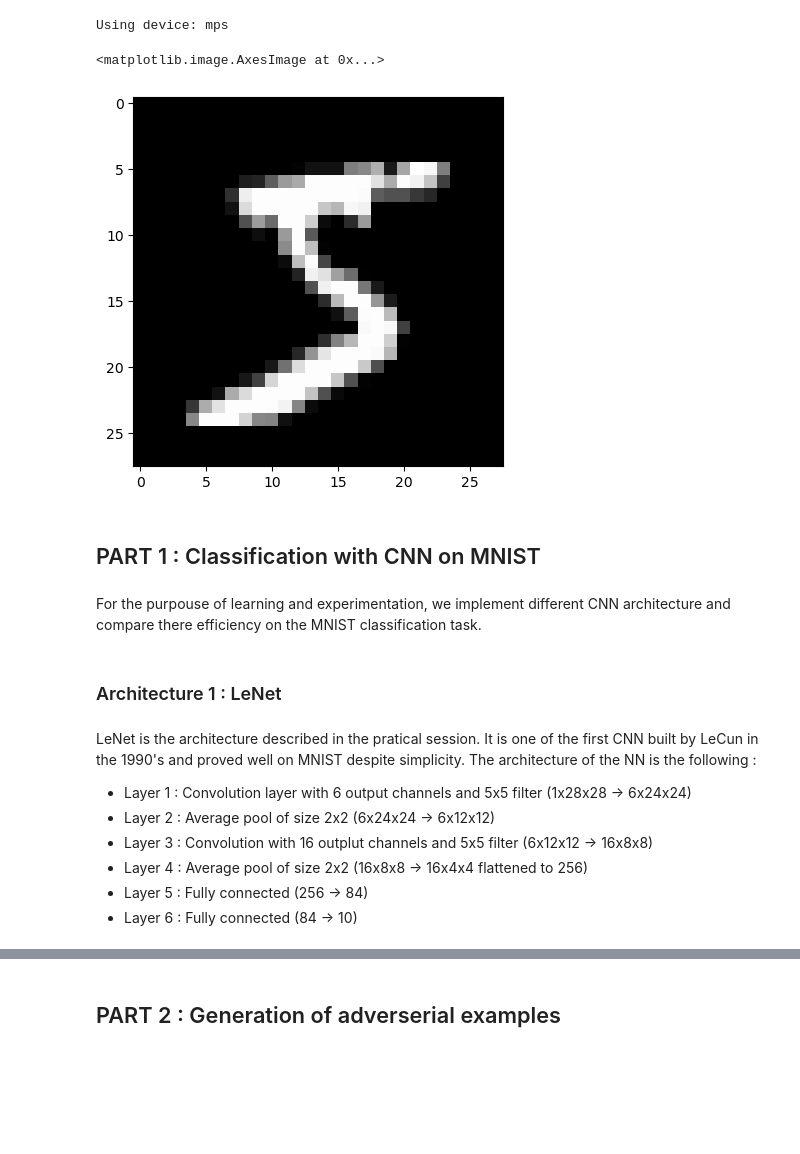
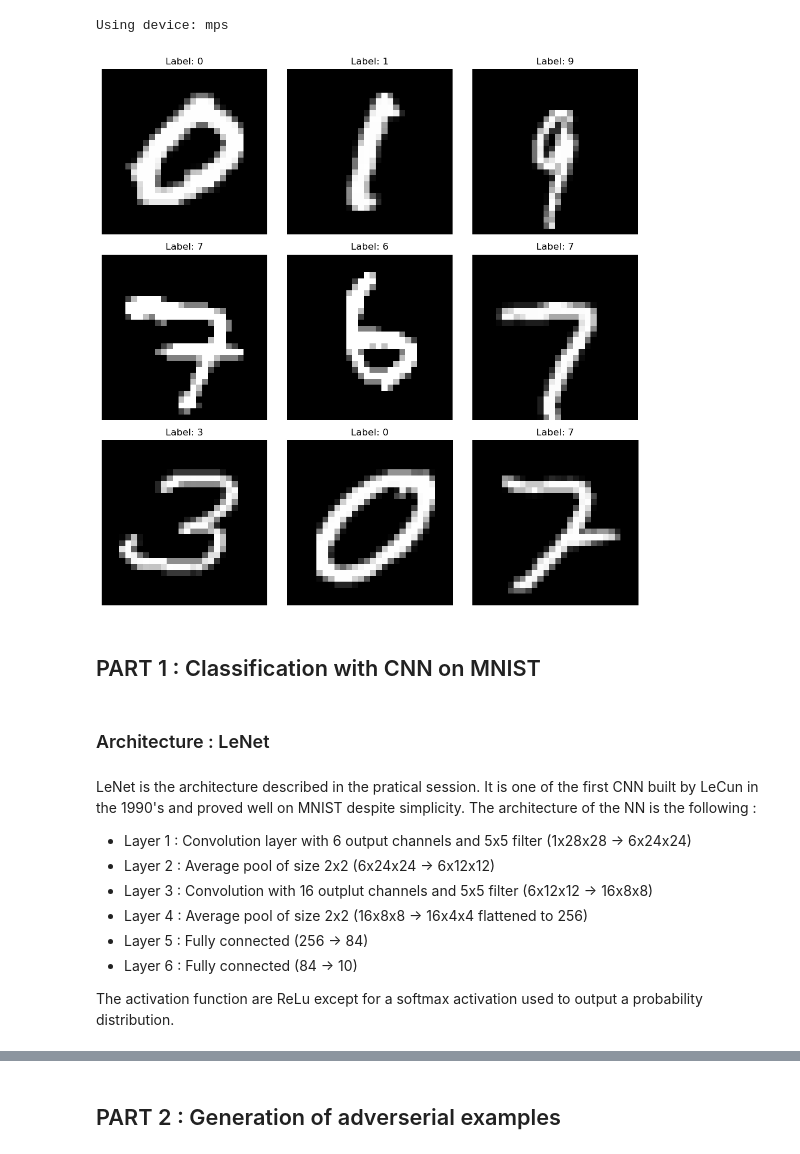
Before and after one commit to abelmaxv/ARIA-image-devoir, a Jupyter notebook: devoir.ipynb, the cells around one changed output, grey strips where cells are left out. Cells and saved outputs as stored; diff of their text form; code cells hidden in the pictures; blank space fills up the shorter version.

```diff
--- a/devoir.ipynb
+++ b/devoir.ipynb
@@ -26,25 +28,32 @@ test_dataset = datasets.MNIST(root="./data", train=False, download=True, transfo
 train_loader = DataLoader(train_dataset, batch_size=64, shuffle=True)
 test_loader = DataLoader(test_dataset, batch_size=1000, shuffle=False)
 # %%
-plt.imshow(train_dataset[0][0].squeeze(), cmap='gray')
+fig, axs = plt.subplots(3,3, figsize=(10,10))
+
+for row in range(3):
+    for column in range(3):
+        sample_idx = torch.randint(len(train_dataset), size = (1,)).item()
+        img, label = train_dataset[sample_idx]
+        axs[row, column].imshow(img.squeeze(), cmap='gray')
+        axs[row, column].set_title(f"Label: {label}")
+        axs[row, column].axis('off')
+plt.tight_layout()
 # %% [output]
-<matplotlib.image.AxesImage at 0x...>
-[figure, old version]
+[figure, new version]
 # %% [markdown]
 ## PART 1 : Classification with CNN on MNIST
-# %% [markdown]
-For the purpouse of learning and experimentation, we implement different CNN architecture and compare there efficiency on the MNIST classification task.
 # %% [markdown]
-### Architecture 1 :  LeNet
+### Architecture :  LeNet
 # %% [markdown]
 LeNet is the architecture described in the pratical session. It is one of the first CNN built by LeCun in the 1990's and proved well on MNIST despite simplicity. The architecture of the NN is the following :
-
 - Layer 1 : Convolution layer with 6 output channels and 5x5 filter (1x28x28 -> 6x24x24)
 - Layer 2 : Average pool of size 2x2 (6x24x24 -> 6x12x12)
 - Layer 3 : Convolution with 16 outplut channels and 5x5 filter (6x12x12 -> 16x8x8)
 - Layer 4 : Average pool of size 2x2 (16x8x8 -> 16x4x4 flattened to 256)
 - Layer 5 : Fully connected (256 -> 84)
 - Layer 6 : Fully connected (84 -> 10)
+
+The activation function are ReLu except for a softmax activation used to output a probability distribution.
 # %%
 class LeNet(nn.Module):
     def __init__(self):
```
Also changed, not shown: parts of 23 cells of this notebook.
